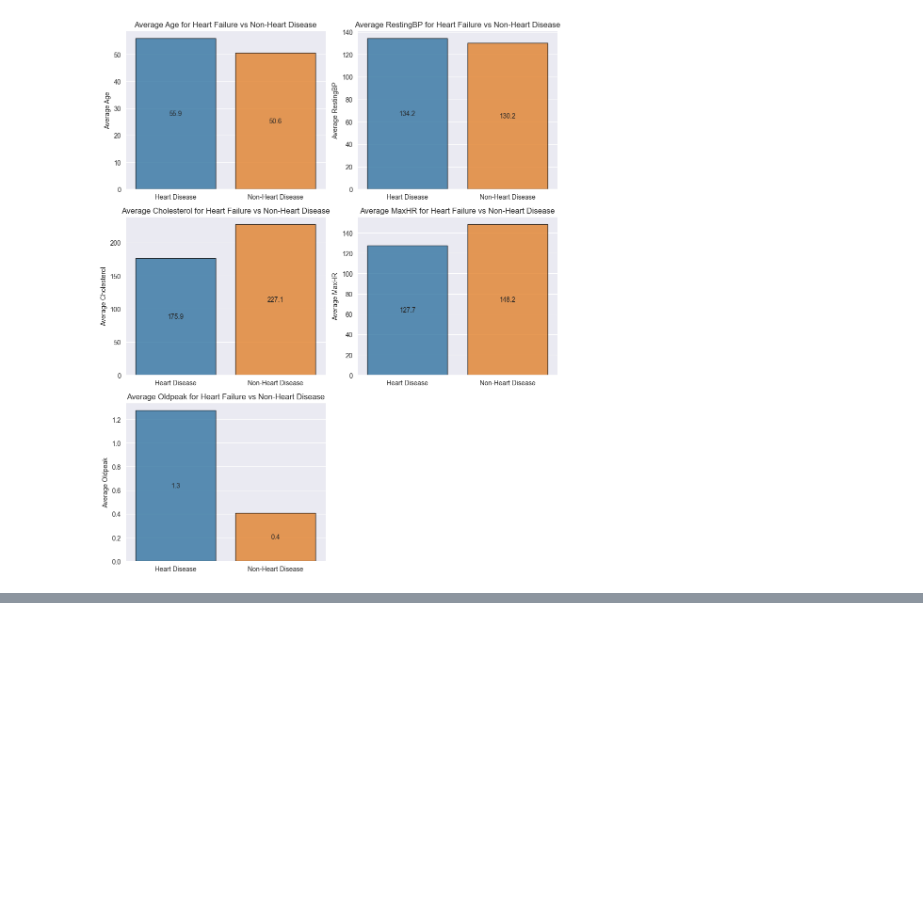
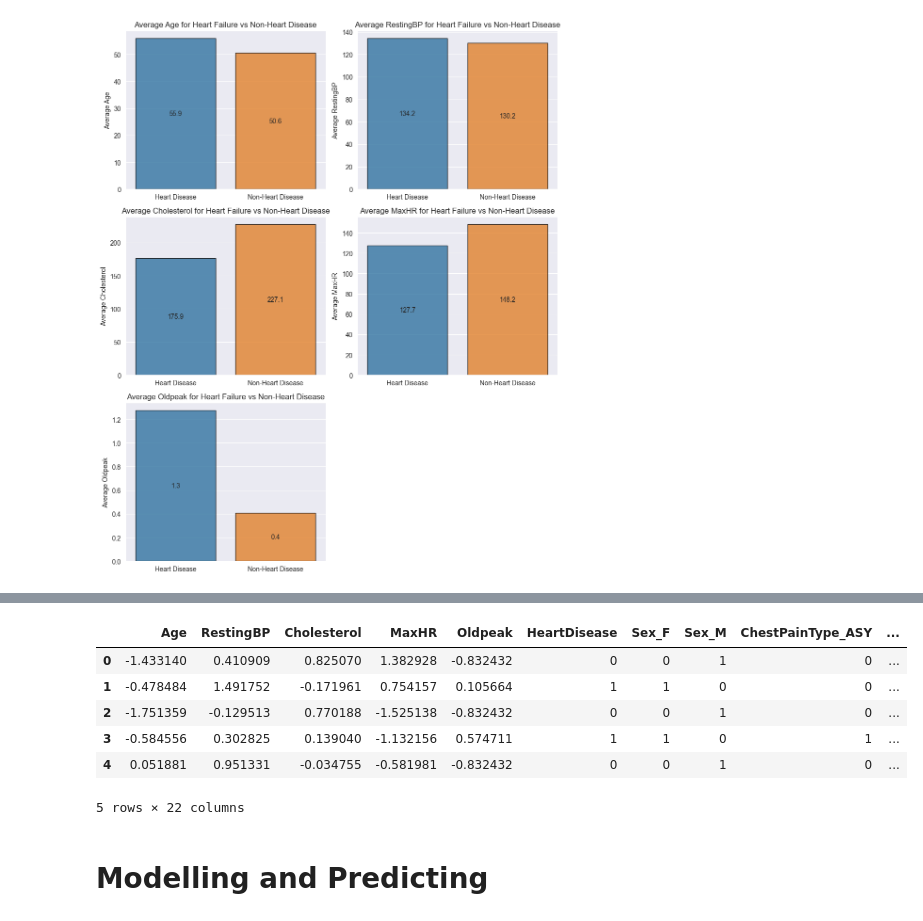
Before and after one commit to nripstein/Heart-Disease-Prediction, a Jupyter notebook: heart failure prediction notebook.ipynb, the cells around one changed output, grey strips where cells are left out. Drawn from its saved outputs; the diff is of its cells as text; code cells hidden in the pictures; blank space fills up the shorter version.

Commit message:
almost ready for modelling

```diff
--- a/heart failure prediction notebook.ipynb
+++ b/heart failure prediction notebook.ipynb
@@ -267,0 +310,19 @@ It looks like cholesterol was set to 0 as a null value, because people can't act
+# %%
+df2 = df.copy(deep=True)  # make a copy of the original data which we will modify
+
+# Initialize the scalers
+min_max_scaler = MinMaxScaler()
+standard_scaler = StandardScaler()  # not clear this was required for 'Age', 'RestingBP', or, 'MaxHR' because those were already looking pretty close to Gaussian. Further normalization here is unlikely to hurt, however. A further investigation into normality with QQ-plots and the shapiro wilk test could be a future direction and dictate whether those features get StandardScaler applied to them
+
+# Apply both scalers to each continuous variable
+for feature in continuous_feature_names:
+    # Perform MinMax scaling
+    min_max_scaled_data = min_max_scaler.fit_transform(df2[[feature]])
+
+    # Perform Standard scaling on the MinMax scaled data
+    min_max_standard_scaled_data = standard_scaler.fit_transform(min_max_scaled_data)
+
+    # Update the original DataFrame with the scaled data
+    df2[feature] = min_max_standard_scaled_data.flatten()
+
+df2.head()
@@ -267,0 +336,14 @@ It looks like cholesterol was set to 0 as a null value, because people can't act
+# %%
+# one hot encoding of categorical variables
+df2 = pd.get_dummies(df2, columns=categorical_feature_names, dtype=int)
+df2.head()
+# %% [output]
+|  | Age | RestingBP | Cholesterol | MaxHR | Oldpeak | HeartDisease | Sex_F | Sex_M | ChestPainType_ASY | ... |
+| 0 | -1.433140 | 0.410909 | 0.825070 | 1.382928 | -0.832432 | 0 | 0 | 1 | 0 | ... |
+| 1 | -0.478484 | 1.491752 | -0.171961 | 0.754157 | 0.105664 | 1 | 1 | 0 | 0 | ... |
+| 2 | -1.751359 | -0.129513 | 0.770188 | -1.525138 | -0.832432 | 0 | 0 | 1 | 0 | ... |
+| 3 | -0.584556 | 0.302825 | 0.139040 | -1.132156 | 0.574711 | 1 | 1 | 0 | 1 | ... |
+| 4 | 0.051881 | 0.951331 | -0.034755 | -0.581981 | -0.832432 | 0 | 0 | 1 | 0 | ... |
+5 rows × 22 columns
+# %% [markdown]
+# Modelling and Predicting
```
Also changed, not shown: parts of 19 cells of this notebook.
